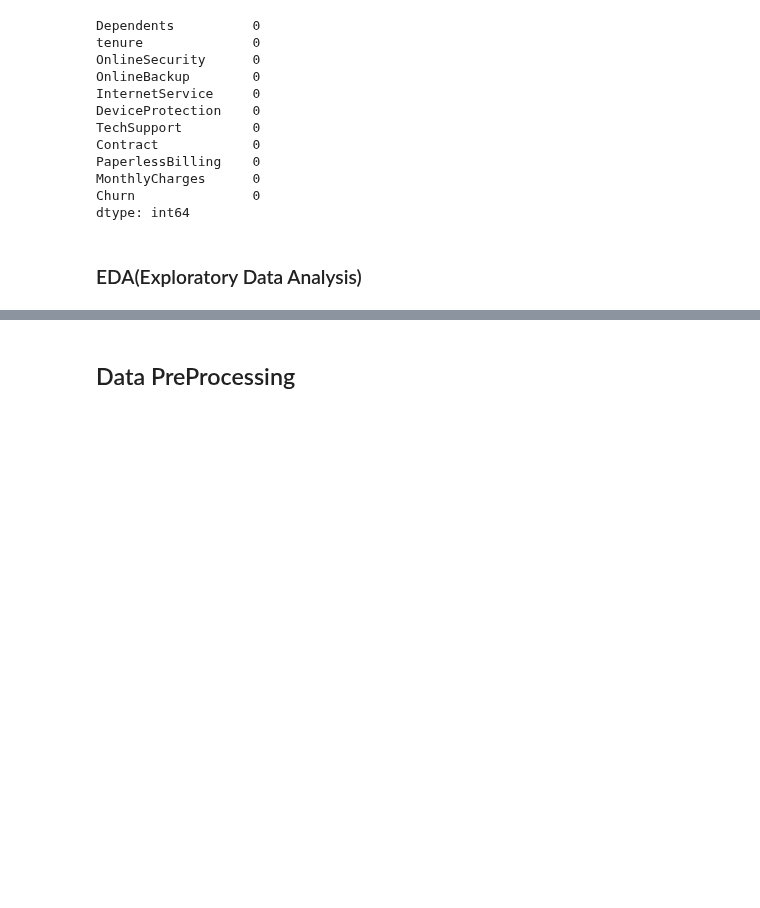
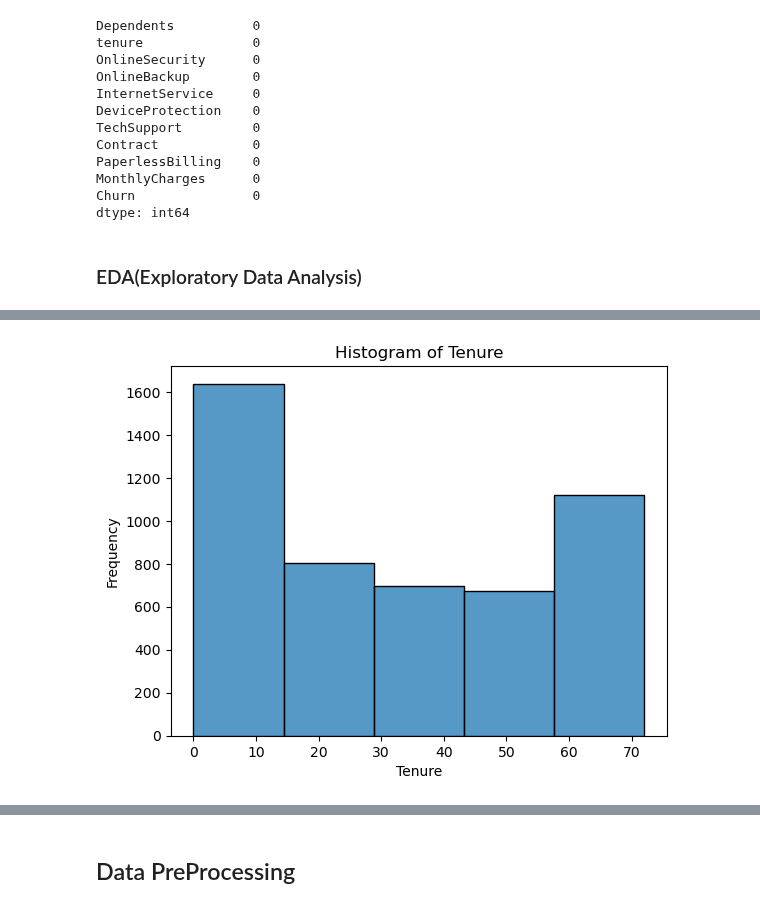
Before and after one commit to fahdmuchammad/Capstone-3-Purwadhika-Machine-learning, a Jupyter notebook: Capstone_3_Muchammad Fahd_Telco.ipynb, the cells around one changed output, grey strips where cells are left out. Saved outputs shown, nothing was run; the diff lists cells and outputs as text; code cells hidden in the pictures; blank space fills up the shorter version.

```diff
--- a/Capstone_3_Muchammad Fahd_Telco.ipynb
+++ b/Capstone_3_Muchammad Fahd_Telco.ipynb
@@ -107,0 +120,8 @@ dtype: int64
+# %%
+sns.histplot(df['tenure'], bins=5, kde=False)  # Set kde=True to add a density curve
+plt.xlabel('Tenure')
+plt.ylabel('Frequency')
+plt.title('Histogram of Tenure')
+plt.show()
+# %% [output]
+[figure, added]
```
Also changed, not shown: parts of 3 cells of this notebook.
